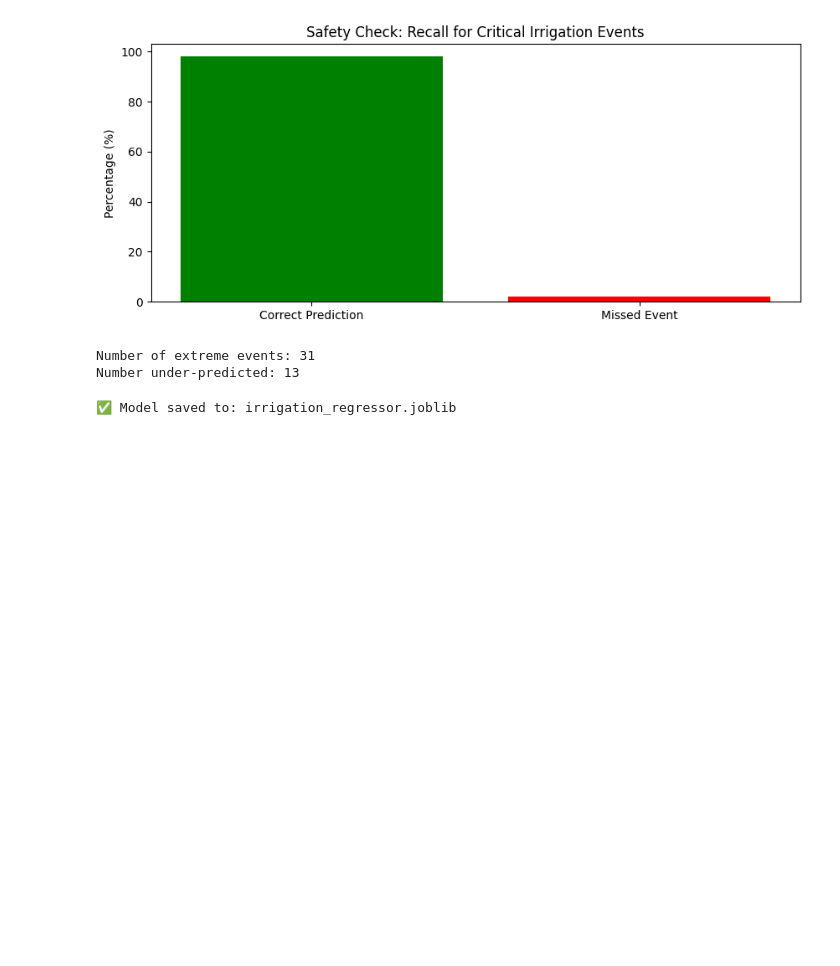
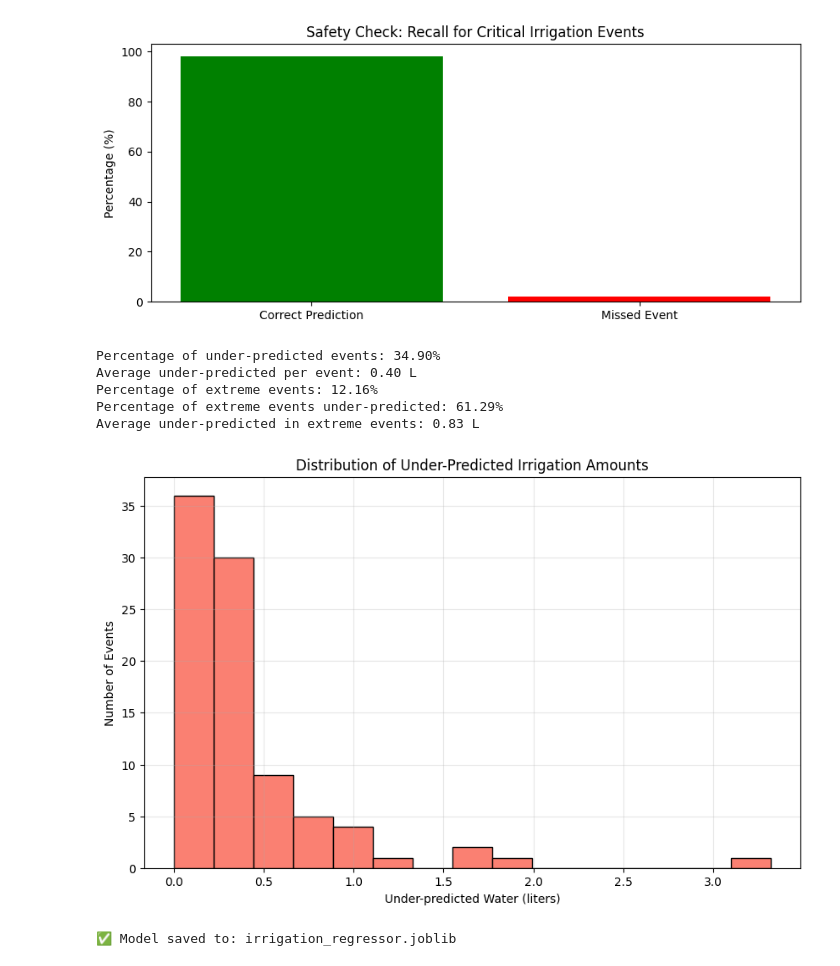
Before and after one commit to LemonKronos/Machine-learning-for-greenhouse-irrigation-automation, a Jupyter notebook: Analysis_regression.ipynb, the cells around one changed output. Saved outputs shown, nothing was run; the diff lists cells and outputs as text; code cells hidden in the pictures; blank space fills up the shorter version.

Commit message:
Added under-prediction graphs.

```diff
--- a/Analysis_regression.ipynb
+++ b/Analysis_regression.ipynb
@@ -390,18 +389,57 @@ plt.title("Safety Check: Recall for Critical Irrigation Events")
 plt.show()
 # %% [output]
 [figure]
-# %%
-y_pred_series = pd.Series(y_pred, index=y_test.index)
-
-extreme_threshold = 2.0  # liters
-extreme_cases = y_test[y_test > extreme_threshold]
-under_pred = y_pred_series[extreme_cases.index] < extreme_threshold
-
-print(f"Number of extreme events: {len(extreme_cases)}")
-print(f"Number under-predicted: {under_pred.sum()}")
-# %% [output]
-Number of extreme events: 31
-Number under-predicted: 13
+# %%
+import pandas as pd
+import numpy as np
+
+# Assuming y_test is a pandas Series and y_pred is a NumPy array or Series
+y_test = pd.Series(y_test)
+y_pred = pd.Series(y_pred, index=y_test.index)
+
+# Threshold for extreme events
+extreme_threshold = 2.0
+
+# 1. All under-predicted events
+under_pred_mask = y_pred < y_test
+under_pred_amounts = y_test[under_pred_mask] - y_pred[under_pred_mask]
+
+total_under_pred_percent = under_pred_mask.mean() * 100
+print(f"Percentage of under-predicted events: {total_under_pred_percent:.2f}%")
+print(f"Average under-predicted per event: {under_pred_amounts.mean():.2f} L")
+
+# 2. Extreme irrigation events
+extreme_mask = y_test > extreme_threshold
+under_pred_extreme_mask = (y_pred < y_test) & extreme_mask
+under_pred_extreme_amounts = y_test[under_pred_extreme_mask] - y_pred[under_pred_extreme_mask]
+
+total_extreme = extreme_mask.sum()
+extreme_pct = total_extreme / len(y_test) * 100
+under_pred_extreme_pct = under_pred_extreme_mask.sum() / total_extreme * 100
+
+print(f"Percentage of extreme events: {extreme_pct:.2f}%")
+print(f"Percentage of extreme events under-predicted: {under_pred_extreme_pct:.2f}%")
+print(f"Average under-predicted in extreme events: {under_pred_extreme_amounts.mean():.2f} L")
+# %% [output]
+Percentage of under-predicted events: 34.90%
+Average under-predicted per event: 0.40 L
+Percentage of extreme events: 12.16%
+Percentage of extreme events under-predicted: 61.29%
+Average under-predicted in extreme events: 0.83 L
+# %%
+# Distribution of Under-Predicted Irrigation Amounts
+
+under_pred_amounts = y_test[y_pred < y_test] - y_pred[y_pred < y_test]
+
+plt.figure(figsize=(10,6))
+plt.hist(under_pred_amounts, bins=15, color='salmon', edgecolor='black')
+plt.title("Distribution of Under-Predicted Irrigation Amounts")
+plt.xlabel("Under-predicted Water (liters)")
+plt.ylabel("Number of Events")
+plt.grid(alpha=0.3)
+plt.show()
+# %% [output]
+[figure, added]
 # %%
 import joblib
 
```
Also changed, not shown: parts of 1 cell of this notebook.
